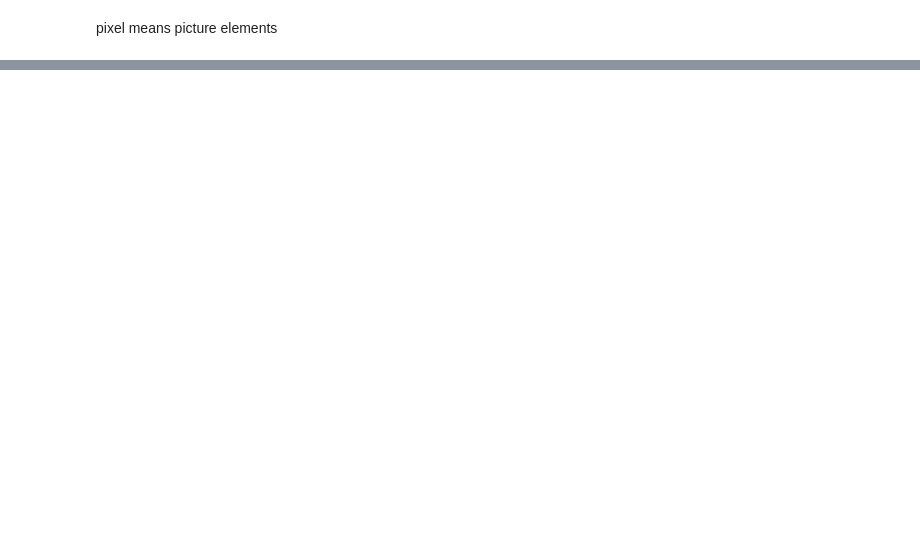
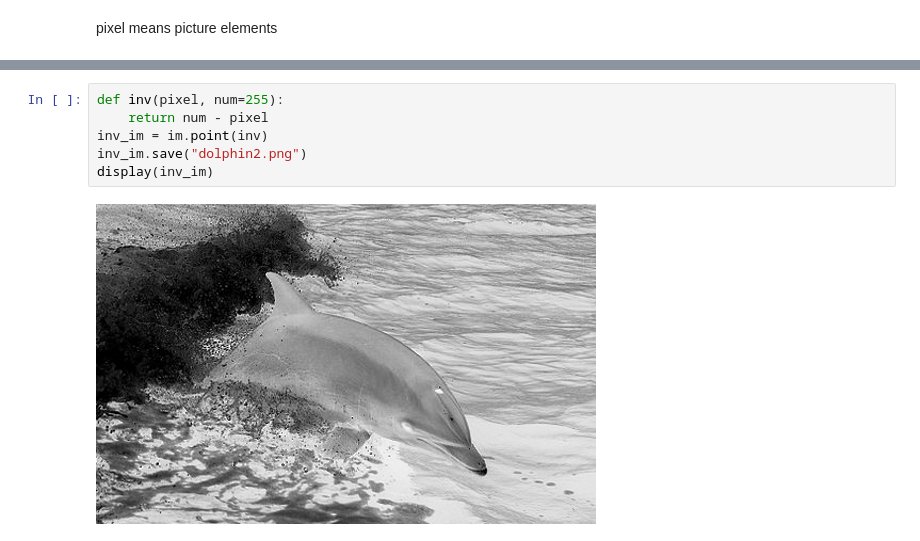
Before and after one commit to ppujari/drl-nd, a Jupyter notebook: image_arithmetic.ipynb, the cells around one changed output, grey strips where cells are left out. Drawn from its saved outputs; the diff is of its cells as text; blank space fills up the shorter version.

```diff
--- a/image_arithmetic.ipynb
+++ b/image_arithmetic.ipynb
@@ -64,0 +115,8 @@ Gray image transforms: Applying functions.
+# %%
+def inv(pixel, num=255):
+    return num - pixel
+inv_im = im.point(inv)
+inv_im.save("dolphin2.png")
+display(inv_im)
+# %% [output]
+[figure, added]
```
Also changed, not shown: parts of 28 cells of this notebook.
